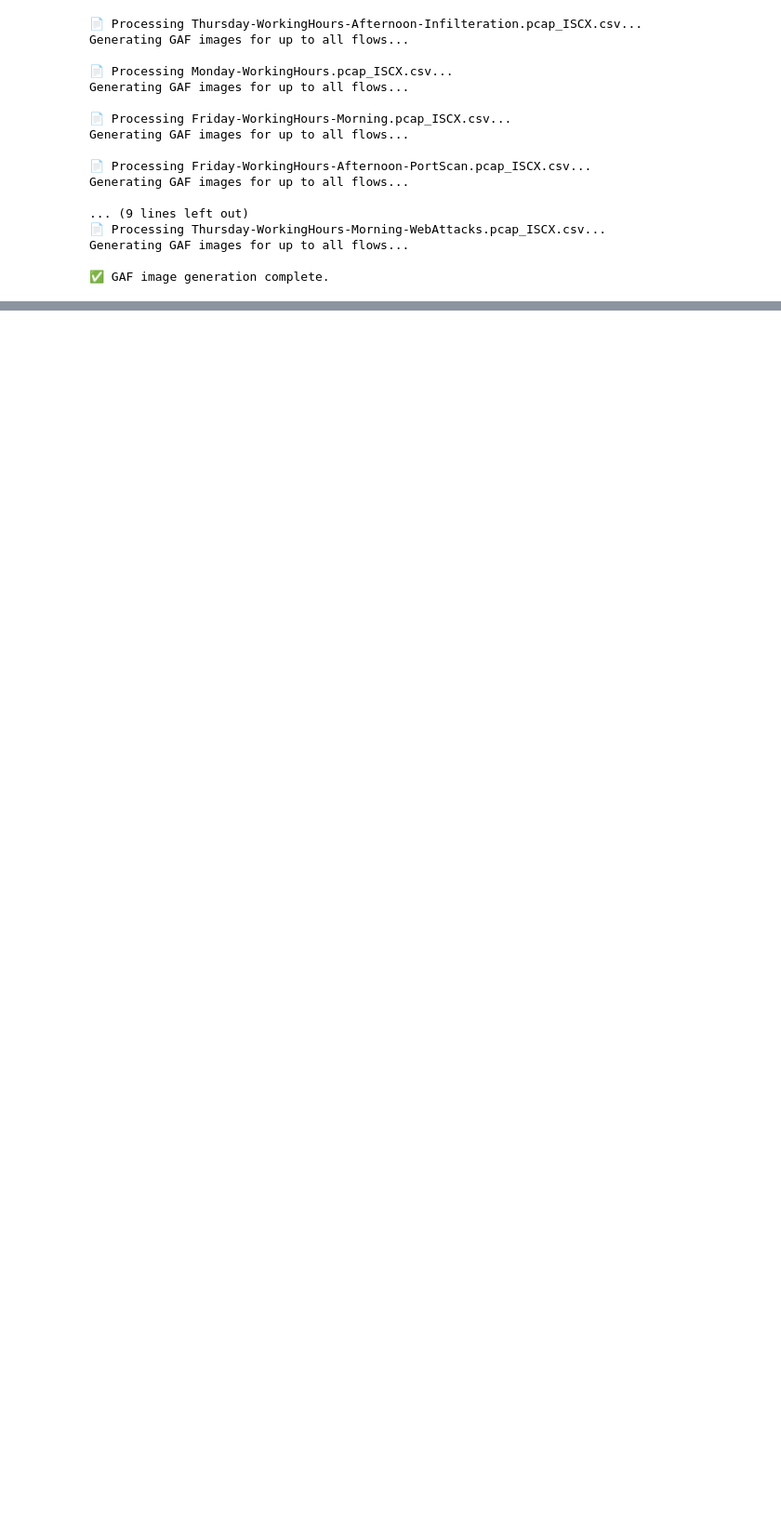
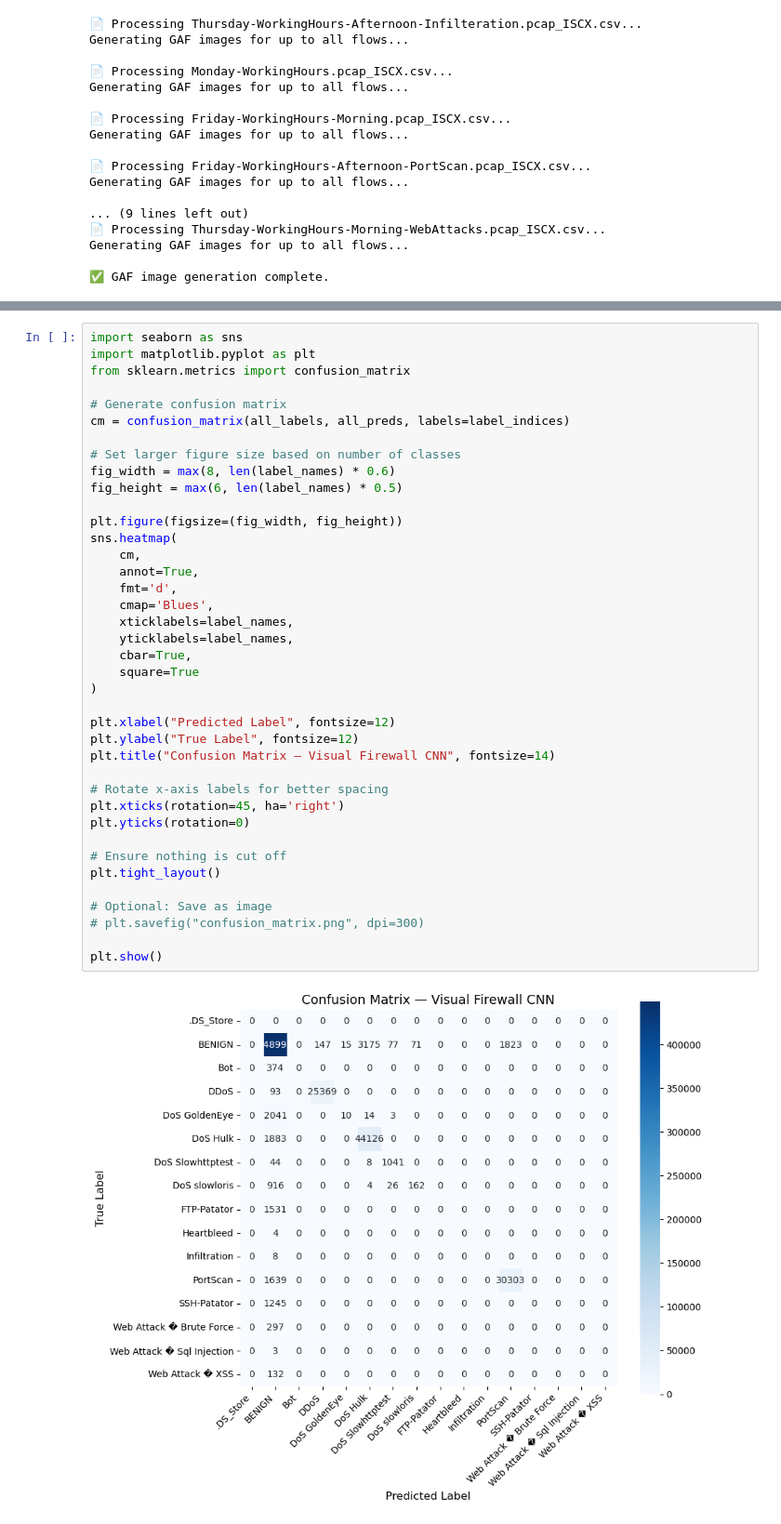
Before and after one commit to Anmol-tech/CSEN-240-ML-Major, a Jupyter notebook: pca_gafs.ipynb, the cells around one changed output, grey strips where cells are left out. Shown at 93% size. Cells and saved outputs as stored; diff of their text form; blank space fills up the shorter version.

```diff
--- a/pca_gafs.ipynb
+++ b/pca_gafs.ipynb
@@ -109,0 +270,41 @@ Generating GAF images for up to all flows...
+# %%
+import seaborn as sns
+import matplotlib.pyplot as plt
+from sklearn.metrics import confusion_matrix
+
+# Generate confusion matrix
+cm = confusion_matrix(all_labels, all_preds, labels=label_indices)
+
+# Set larger figure size based on number of classes
+fig_width = max(8, len(label_names) * 0.6)
+fig_height = max(6, len(label_names) * 0.5)
+
+plt.figure(figsize=(fig_width, fig_height))
+sns.heatmap(
+    cm,
+    annot=True,
+    fmt='d',
+    cmap='Blues',
+    xticklabels=label_names,
+    yticklabels=label_names,
+    cbar=True,
+    square=True
+)
+
+plt.xlabel("Predicted Label", fontsize=12)
+plt.ylabel("True Label", fontsize=12)
+plt.title("Confusion Matrix — Visual Firewall CNN", fontsize=14)
+
+# Rotate x-axis labels for better spacing
+plt.xticks(rotation=45, ha='right')
+plt.yticks(rotation=0)
+
+# Ensure nothing is cut off
+plt.tight_layout()
+
+# Optional: Save as image
+# plt.savefig("confusion_matrix.png", dpi=300)
+
+plt.show()
+# %% [output]
+[figure, added]
```
Also changed, not shown: parts of 5 cells of this notebook, 2 other files.
